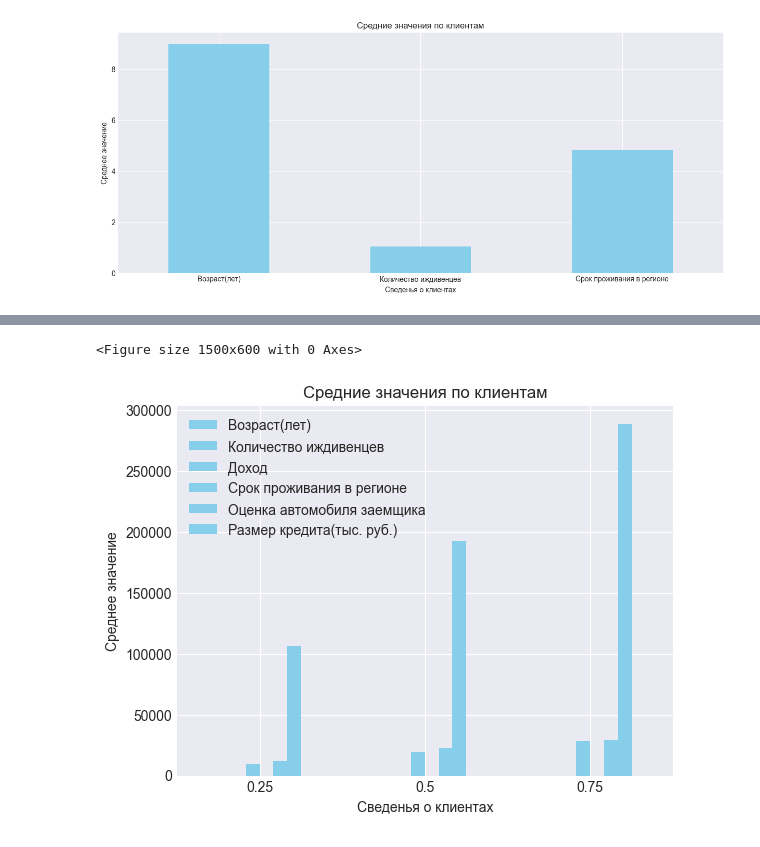
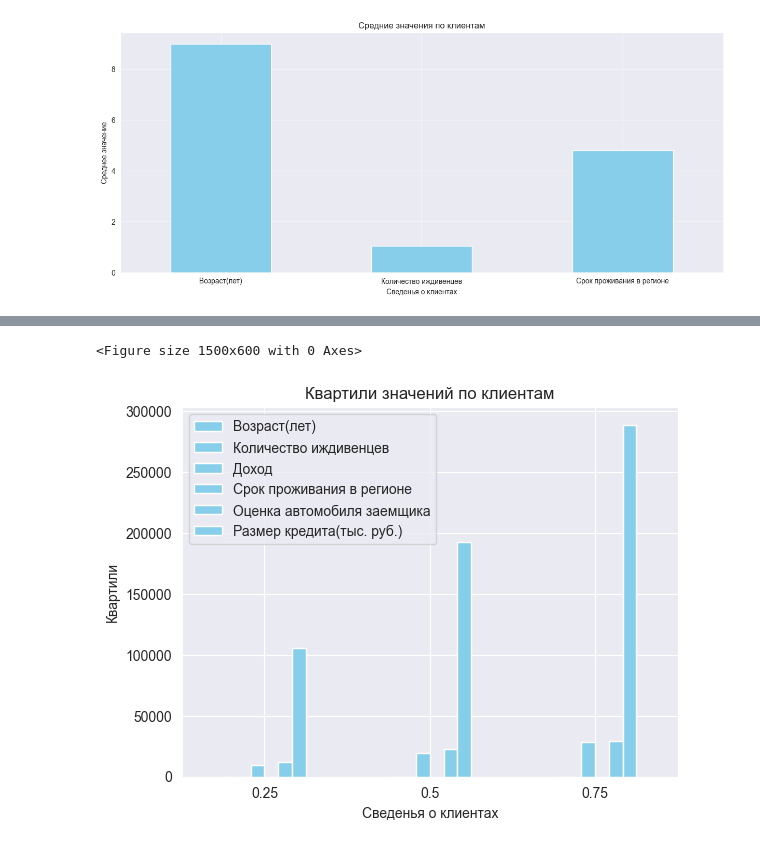
Before and after one commit to Nikita-Seomin/Mag_IAD_methods_data_analysis, a Jupyter notebook: lab1.ipynb, the cells around one changed output, grey strips where cells are left out. Drawn from its saved outputs; the diff is of its cells as text; code cells hidden in the pictures.

```diff
--- a/lab1.ipynb
+++ b/lab1.ipynb
@@ -206,19 +206,19 @@ quantiles
 # %%
 # Создаем гистограмму
 plt.figure(figsize=(15, 6))
 quantiles.plot(kind='bar', color='skyblue')
 
 # Добавляем подписи и заголовок
-plt.title('Средние значения по клиентам')
+plt.title('Квартили значений по клиентам')
 plt.xlabel('Сведенья о клиентах')
-plt.ylabel('Среднее значение')
+plt.ylabel('Квартили')
 plt.xticks(rotation=0)
 
 # Показать график
 plt.show()
 # %% [output]
 <Figure size 1500x600 with 0 Axes>
-[figure, old version]
+[figure, new version]
 # %%
 # Оставляем только малые значения чтобы подробнее их рассмотреть
 quantiles_small_values = quantiles.copy()
```
Also changed, not shown: parts of 9 cells of this notebook.
